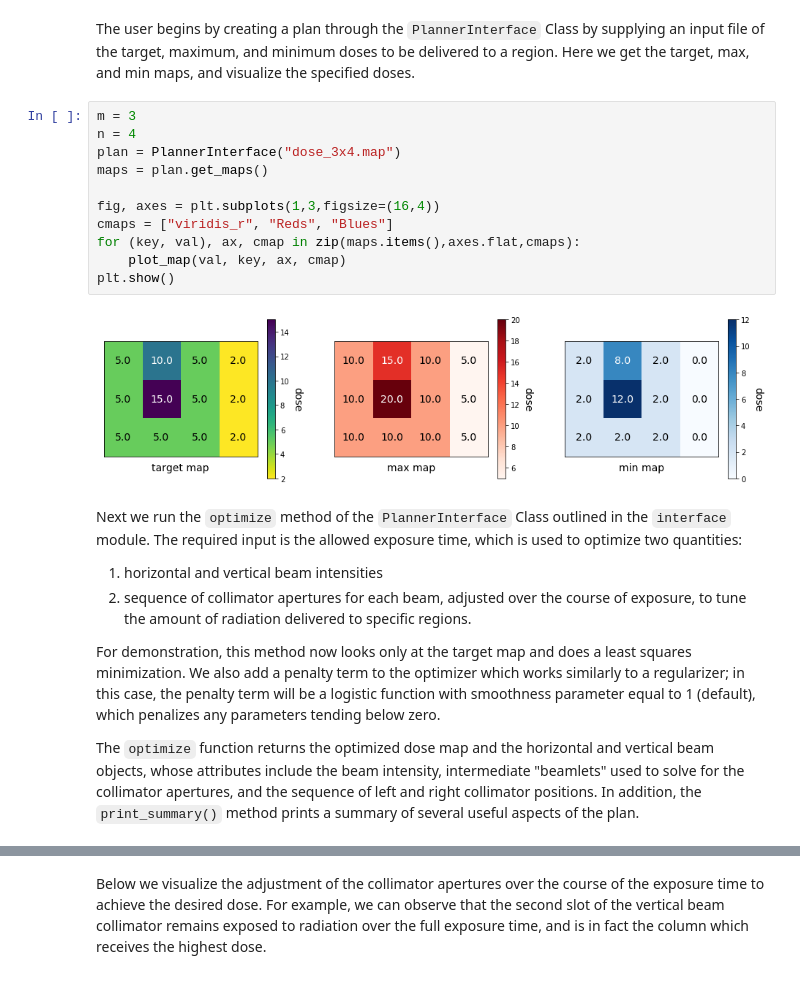
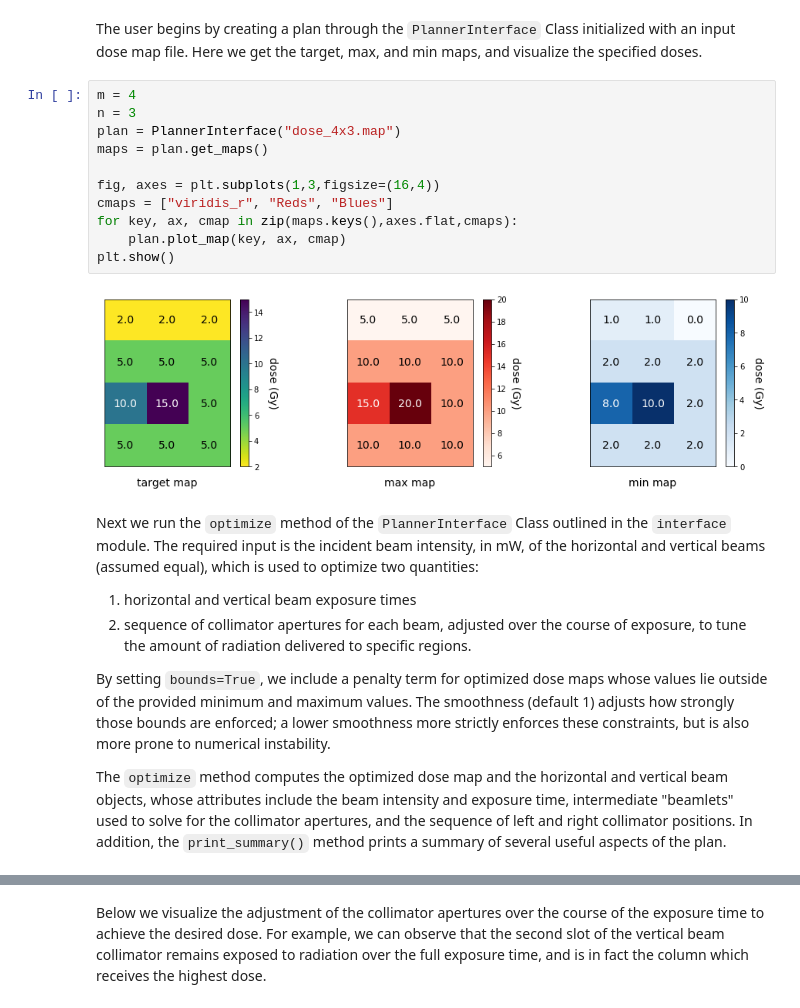
Before and after one commit to DualSapiens/cs207-FinalProject, a Jupyter notebook: docs/source/optimize_demo.ipynb, the cells around one changed output, grey strips where cells are left out. Drawn from its saved outputs; the diff is of its cells as text.

```diff
--- a/docs/source/optimize_demo.ipynb
+++ b/docs/source/optimize_demo.ipynb
@@ -31,23 +33,23 @@ def plot_map(dose_map, name, ax, cmap, fontsize=14):
 # %% [markdown]
-The user begins by creating a plan through the `PlannerInterface` Class by supplying an input file of the target, maximum, and minimum doses to be delivered to a region. Here we get the target, max, and min maps, and visualize the specified doses.
+The user begins by creating a plan through the `PlannerInterface` Class initialized with an input dose map file. Here we get the target, max, and min maps, and visualize the specified doses.
 # %%
-m = 3
-n = 4
-plan = PlannerInterface("dose_3x4.map")
+m = 4
+n = 3
+plan = PlannerInterface("dose_4x3.map")
 maps = plan.get_maps()
 
 fig, axes = plt.subplots(1,3,figsize=(16,4))
 cmaps = ["viridis_r", "Reds", "Blues"]
-for (key, val), ax, cmap in zip(maps.items(),axes.flat,cmaps):
-    plot_map(val, key, ax, cmap)
+for key, ax, cmap in zip(maps.keys(),axes.flat,cmaps):
+    plan.plot_map(key, ax, cmap)
 plt.show()
 # %% [output]
-[figure, old version]
+[figure, new version]
 # %% [markdown]
-Next we run the `optimize` method of the `PlannerInterface` Class outlined in the `interface` module. The required input is the allowed exposure time, which is used to optimize two quantities:
-1. horizontal and vertical beam intensities
+Next we run the `optimize` method of the `PlannerInterface` Class outlined in the `interface` module. The required input is the incident beam intensity, in mW, of the horizontal and vertical beams (assumed equal), which is used to optimize two quantities:
+1. horizontal and vertical beam exposure times
 2. sequence of collimator apertures for each beam, adjusted over the course of exposure, to tune the amount of radiation delivered to specific regions.
 
-For demonstration, this method now looks only at the target map and does a least squares minimization. We also add a penalty term to the optimizer which works similarly to a regularizer; in this case, the penalty term will be a logistic function with smoothness parameter equal to 1 (default), which penalizes any parameters tending below zero.
+By setting `bounds=True`, we include a penalty term for optimized dose maps whose values lie outside of the provided minimum and maximum values. The smoothness (default 1) adjusts how strongly those bounds are enforced; a lower smoothness more strictly enforces these constraints, but is also more prone to numerical instability.
 
-The `optimize` function returns the optimized dose map and the horizontal and vertical beam objects, whose attributes include the beam intensity, intermediate "beamlets" used to solve for the collimator apertures, and the sequence of left and right collimator positions. In addition, the `print_summary()` method prints a summary of several useful aspects of the plan.
+The `optimize` method computes the optimized dose map and the horizontal and vertical beam objects, whose attributes include the beam intensity and exposure time, intermediate "beamlets" used to solve for the collimator apertures, and the sequence of left and right collimator positions. In addition, the `print_summary()` method prints a summary of several useful aspects of the plan.
```
Also changed, not shown: parts of 32 cells of this notebook, 3 other files.
